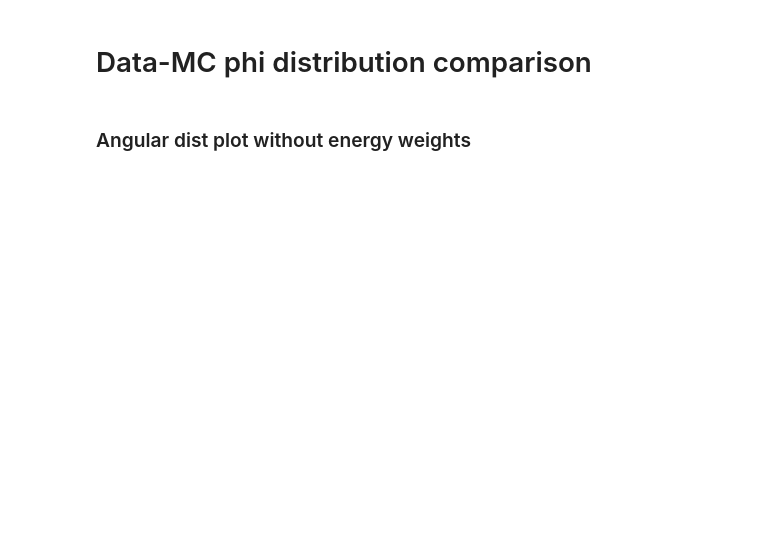
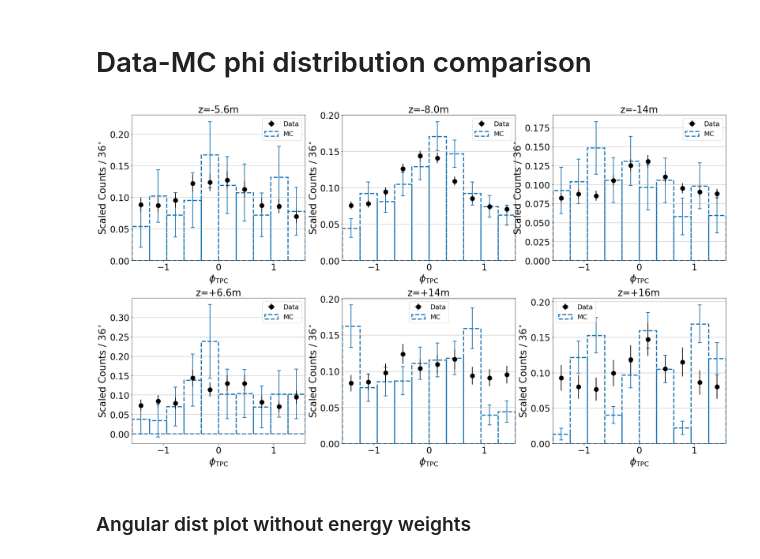
Before and after one commit to jschuel/jeff_workspace, a Jupyter notebook: analysis/phase3/with_sim/Calibrations_and_angular_analysis_final.ipynb, the cells around one changed output. Cells and saved outputs as stored; diff of their text form; code cells hidden in the pictures; blank space fills up the shorter version.

```diff
--- a/analysis/phase3/with_sim/Calibrations_and_angular_analysis_final.ipynb
+++ b/analysis/phase3/with_sim/Calibrations_and_angular_analysis_final.ipynb
@@ -1147,7 +987,8 @@ plot_event(Lumi['palila'],3)
 # %% [markdown]
 Make sure quantities are defined in terms of recoils only
 # %%
-#b = analysis(E_cut = {'palila': 70, 'iiwi': 70, 'tako': 70, 'nene': 70, 'elepaio': 70, 'humu': 70}, E_cut_err = 0, recoils_only = True,  fei4_restrict = True)
+cut = 100
+b = analysis(E_cut = {'palila': cut, 'iiwi': cut, 'tako': cut, 'nene': cut, 'elepaio': cut, 'humu': cut}, E_cut_err = 0, recoils_only = True,  fei4_restrict = False)
 LER_cont_inj = b.get_tpc_data_during_study_period("LER", "Cont_inj")
 LER_decay = b.get_tpc_data_during_study_period("LER", "Decay")
 HER_cont_inj = b.get_tpc_data_during_study_period("HER", "Cont_inj")
@@ -1164,7 +1005,7 @@ LER_all = {}
 Single_beam_all = {}
 data = {} #ALL DATA TOGETHER FOR CALIBRATION
 
-MC = bf.MC_data
+MC = b.MC_data
 
 for tpc in Lumi_decay.keys():
     Lumi_all[tpc] = Lumi_decay[tpc].append(Lumi_cont_inj[tpc])
@@ -1576,7 +1468,7 @@ pos = ['z=-5.6m', 'z=+6.6m', 'z=-8.0m', 'z=+14m', 'z=-14m', 'z=+16m']
 j=1
 i=1
 plt.figure(figsize = (18,30))
-cut = 70
+cut = 100
 E_cut = {'palila': cut,'tako': cut,'elepaio': cut,'iiwi': cut, 'nene': cut,'humu': cut}
 #E_cut = {'palila': 10,'tako': 10,'elepaio': 10,'iiwi': 10, 'nene': 10,'humu': 10}
 #E_cut = {'palila': 65,'tako': 85,'elepaio': 152,'iiwi': 80, 'nene': 150,'humu': 130}
@@ -1585,7 +1477,7 @@ E_cut = {'palila': cut,'tako': cut,'elepaio': cut,'iiwi': cut, 'nene': cut,'humu
 #E_cut = {'palila': 70, 'tako': 65, 'elepaio': 120, 'iiwi': 75, 'nene': 145, 'humu': 170}
 for tpc in tpcs:
     plt.subplot(6,2,i)
-    z,y,x,w = plt.hist2d(np.cos(Lumi[tpc].loc[Lumi[tpc]['track_energy']>=E_cut[tpc]]['new_theta']), Lumi[tpc].loc[Lumi[tpc]['track_energy']>=E_cut[tpc]]['new_phi'], range = ((-1,1),(-np.pi/2,np.pi/2)), bins = (11, 11),vmin = 0)#, weights = Lumi[tpc]['track_energy'])
+    z,y,x,w = plt.hist2d(np.cos(Lumi[tpc].loc[Lumi[tpc]['track_energy']>=E_cut[tpc]]['new_theta']), Lumi[tpc].loc[Lumi[tpc]['track_energy']>=E_cut[tpc]]['new_phi'], range = ((-1,1),(-np.pi/2,np.pi/2)), bins = (10, 10),vmin = 0)#, weights = Lumi[tpc]['track_energy'])
     plt.title(pos[j-1])
     plt.xlabel(r'$\cos(\theta)$')
     plt.ylabel(r'$\phi$')
@@ -1606,7 +1498,7 @@ tpcs = ['palila', 'iiwi', 'tako', 'nene', 'elepaio', 'humu']
 pos = ['z=-5.6m', 'z=+6.6m', 'z=-8.0m', 'z=+14m', 'z=-14m', 'z=+16m']
 
 i=1
-cut = 50
+cut = 100
 plt.figure(figsize = (18,15))
 E_cut = {'palila': cut,'tako': cut,'elepaio': cut,'iiwi': cut, 'nene': cut,'humu': cut}
 #E_cut = {'palila': 65,'tako': 85,'elepaio': 152,'iiwi': 80, 'nene': 150,'humu': 130}
@@ -1616,15 +1508,15 @@ E_cut = {'palila': cut,'tako': cut,'elepaio': cut,'iiwi': cut, 'nene': cut,'humu
 for tpc in tpcs:
     plt.subplot(3,2,i)
     plt.hist(Lumi[tpc].loc[Lumi[tpc]['track_energy']>=E_cut[tpc]]['new_phi'], histtype = 'step', range = (-np.pi/2,np.pi/2), bins = 21, label = 'Data')#, weights = Lumi[tpc]['track_energy'])
-    plt.vlines(-np.pi/6,0,450, color = 'red')
-    plt.vlines(+np.pi/6,0,450, color = 'red')
+    #plt.vlines(-np.pi/6,0,450, color = 'red')
+    #plt.vlines(+np.pi/6,0,450, color = 'red')
     plt.title(pos[i-1])
     plt.xlabel(r'$\phi$')
     #plt.xlim(-np.pi/6, np.pi/6)
     plt.hist(MC[tpc].loc[MC[tpc]['reco_energy']>=E_cut[tpc]]['new_phi'], histtype = 'step', range = (-np.pi/2,np.pi/2), bins = 21, label = 'MC')#, weights = MC[tpc]['reco_energy'])
     i+=1
-    plt.yscale("log")
-    plt.ylim(0.9,400)
+    #plt.yscale("log")
+    #plt.ylim(0.9,400)
     plt.legend()
 plt.tight_layout()
 plt.show()
@@ -1729,8 +1670,10 @@ err3 = {}
 n4 = {}
 d4 = {}
 p4 = {}
+nerr4 = {}
+derr4 = {}
 err4 = {}
-plt.figure(figsize = (27,16))
+plt.figure(figsize = (24,14))
 i=1
 j=1
 for tpc in tpcs:
@@ -1769,11 +1712,18 @@ for tpc in tpcs:
     #err0[tpc] = 1/d0[tpc]*np.sqrt(test['ones'])
     n0[tpc] = clumi*test['ones']
     d0[tpc] = (clumi*test['ones']).sum()
-    nerr0[tpc] = np.sqrt(clumi**2*test['ones'])
+    #vals = []
+    #for ent in range(0,len(n0[tpc])):
+    #    val = (n0[tpc].sum()-n0[tpc][ent])*np.sqrt(n0[tpc][ent])
+    #    vals.append(val)
+    #nerr0[tpc] = pd.Series(vals)
+    #derr0[tpc] = (n0[tpc].sum())**2
+    nerr0[tpc] = np.sqrt(clumi**2*test['ones']+(0.1)**2)
     derr0[tpc] = np.sqrt((nerr0[tpc]**2).sum())
     err0[tpc] = n0[tpc]/d0[tpc]*np.sqrt((nerr0[tpc]/n0[tpc])**2+((derr0[tpc]/d0[tpc])**2))
-    #err0[tpc] = nerr0[tpc]/d0[tpc]
-    p0[tpc] = plt.bar(center,n0[tpc]/d0[tpc] ,yerr = err0[tpc], width = width, label = 'Data', fc = 'None', ec = 'tab:blue',lw=3, error_kw=dict(ecolor='tab:blue', lw=2, capsize=5, capthick=2))
+    #err0[tpc] = nerr0[tpc]/derr0[tpc]
+    #p0[tpc] = plt.bar(center,n0[tpc]/d0[tpc] ,yerr = err0[tpc], width = width, label = 'Data', fc = 'None', ec = 'tab:blue',lw=3, error_kw=dict(ecolor='tab:blue', lw=2, capsize=5, capthick=2))
+    p0[tpc] = plt.errorbar(center,n0[tpc]/d0[tpc] ,err0[tpc], [0 for i in range(0,len(n0[tpc]))], 'o', markersize = 12, lw = 2, color = 'k', label = 'Data',zorder = 1e6)
 
     def get_MC_weights_and_errs(df = MC_tmp, nbins = nbins, xmin = xmin, xmax = xmax):
         spacing = (xmax-xmin)/(nbins-1)
@@ -1783,59 +1733,73 @@ for tpc in tpcs:
         weights_list = []
         for i in range(1,len(boundaries)):
             weights = MC_tmp.loc[(MC_tmp['new_phi']>boundaries[i-1]) & (MC_tmp['new_phi']<=boundaries[i])]['weights']
-            errs.append(np.sqrt((weights**2).sum())) #indices are actual weights..."weights" represents number of events with each assigned weight
+            weights_err = MC_tmp.loc[(MC_tmp['new_phi']>boundaries[i-1]) & (MC_tmp['new_phi']<=boundaries[i])]['weights_err']
+            #errs.append(np.sqrt((weights**2).sum())) #indices are actual weights..."weights" represents number of events with each assigned weight
             weights_list.append(weights.sum())
+            errs.append(np.sqrt(weights.sum()/np.sqrt(len(weights))+(0.1)**2))
+            #errs.append(np.sqrt(weights.sum()))
         return pd.Series(weights_list), pd.Series(errs)
     n3[tpc] = get_MC_weights_and_errs(df = MC_tmp)[0]
     d3[tpc] = n3[tpc].sum()
     nerr3[tpc] = get_MC_weights_and_errs(df = MC_tmp)[1]
-    derr3[tpc] = np.sqrt((nerr3[tpc]**2).sum())
+    derr3[tpc] = np.sqrt(nerr3[tpc].sum())
+    #derr3[tpc] = (n3[tpc].sum())**2
+    #vals = []
+    #for ent in range(0,len(nerr3[tpc])):
+    #    val = (n3[tpc].sum()-n3[tpc][ent])*nerr3[tpc][ent]
+    #    vals.append(val)
+    #err3[tpc] = pd.Series(vals)/derr3[tpc]
     err3[tpc] = n3[tpc]/d3[tpc]*np.sqrt((nerr3[tpc]/n3[tpc])**2+((derr3[tpc]/d3[tpc])**2))
     for k in range(0,len(err3[tpc])):
         if n3[tpc][k]/d3[tpc] < .01:
             err3[tpc][k] = .05
     err3[tpc] = err3[tpc].fillna(0.05)
     #err3[tpc] = nerr3[tpc]/d3[tpc]
-    p3[tpc] = plt.bar(center,n3[tpc]/d3[tpc],yerr=err3[tpc],width = width, label = 'MC', fc = 'None', ec = 'tab:red',lw=3, linestyle = 'dashed', error_kw=dict(ecolor='tab:red', lw=2, capsize=5, capthick=2))
+    p3[tpc] = plt.bar(center,n3[tpc]/d3[tpc],yerr=err3[tpc],width = width, label = 'MC', fc = 'None', ec = 'tab:blue',lw=3, linestyle = 'dashed', error_kw=dict(ecolor='tab:blue', lw=2, capsize=5, capthick=2))
 
     #Plot 4: All MC to be compared with collisions ACTUAL CHIP AREA
     n4[tpc] = get_MC_weights_and_errs(df = MC_tmp2)[0]
     d4[tpc] = n4[tpc].sum()
-    err4[tpc] = get_MC_weights_and_errs(df = MC_tmp2)[1]/d4[tpc]
-    #for k in range(0,len(err4[tpc])): #make error 10% when values are zero
-    #    if n3[tpc][k]/d3[tpc] < 1e-2:
-    #        err4[tpc][k] = .05
-    #err4[tpc] = err4[tpc].fillna(0.05)
-    #p4[tpc] = plt.bar(center,n4[tpc]/d4[tpc],yerr=err4[tpc],width = width, label = 'MC expanded chip', fc = 'None', ec = 'tab:green',lw=3, linestyle = 'dashed', error_kw=dict(ecolor='tab:green', lw=2, capsize=5, capthick=2))
+    #err4[tpc] = get_MC_weights_and_errs(df = MC_tmp2)[1]/d4[tpc]
+    nerr4[tpc] = get_MC_weights_and_errs(df = MC_tmp2)[1]
+    derr4[tpc] = np.sqrt((nerr4[tpc]**2).sum())
+    err4[tpc] = n4[tpc]/d4[tpc]*np.sqrt((nerr4[tpc]/n4[tpc])**2+((derr4[tpc]/d4[tpc])**2))
+    for k in range(0,len(err4[tpc])): #make error 10% when values are zero
+        if n4[tpc][k]/d4[tpc] < 1e-2:
+            err4[tpc][k] = .05
+    err4[tpc] = err4[tpc].fillna(0.05)
+    #p4[tpc] = plt.bar(center,n4[tpc]/d4[tpc],yerr=err4[tpc],width = width, label = 'MC', fc = 'None', ec = 'tab:green',lw=3, linestyle = 'dashed', error_kw=dict(ecolor='tab:green', lw=2, capsize=5, capthick=2))
 
 
     #Plot 4: All MC to be compared with collisions ACTUAL CHIP AREA
     #n4[tpc] = (test_MC2['ones']*(test_MC2['scaled_energy']/test_MC2['reco_energy']))
     #d4[tpc] = (test_MC2['ones']*(test_MC2['scaled_energy']/test_MC2['reco_energy'])).sum()
     #err4[tpc] = 1/d4[tpc]*np.sqrt(test_MC2['ones']*(test_MC2['scaled_energy']**2/test_MC2['reco_energy']**2).mean())
     #n4[tpc] = (test_MC2['ones'])
     #d4[tpc] = (test_MC2['ones']).sum()
     #err4[tpc] = 1/d4[tpc]*np.sqrt(test_MC2['ones'])
     #p4[tpc] = plt.bar(center,n4[tpc]/d4[tpc],yerr=err4[tpc],width = width, label = 'MC', fc = 'None', ec = 'tab:green',lw=3, linestyle = 'dashed', error_kw=dict(ecolor='tab:green', lw=2, capsize=5, capthick=2))
 
     #plt.hlines(0,0,1,color = 'k')
-    plt.ylabel(r'Scaled Counts')
+    plt.ylabel(r'Scaled Counts / $36^{\circ}$')
     #plt.ylabel('Scaled Counts')
-    plt.xlabel(r'$\phi$')
+    plt.xlabel(r'$\phi_\mathrm{TPC}$')
     plt.xlim(xmin,xmax)
     #plt.ylim(0,0.2)
     plt.title(pos[j-1])
     plt.legend(handles = [p0[tpc],p3[tpc]],ncol=1)
     #plt.vlines(-np.pi/6,-.05,1, color = 'k')
     #plt.vlines(+np.pi/6,-.05,1, color = 'k')
     plt.grid(axis='y')
 
     j+=1
     i+=1
 plt.tight_layout()
-#plt.savefig("phi_distributions.png", bbox_inches = 'tight', dpi = 200)
+plt.savefig("phi_distributions_newest.png", bbox_inches = 'tight', dpi = 200)
 plt.show()
 #np.sqrt((test_err/test['track_energy'].sum())**2+(test_MC_err/test_MC['reco_energy'].sum())**2)
+# %% [output]
+[figure, added]
 # %%
 import array
 def perform_root_chi2_test(data1,data2,err1,err2,xmin = xmin, xmax = xmax):
```
Also changed, not shown: parts of 25 cells of this notebook, 13 other files.
